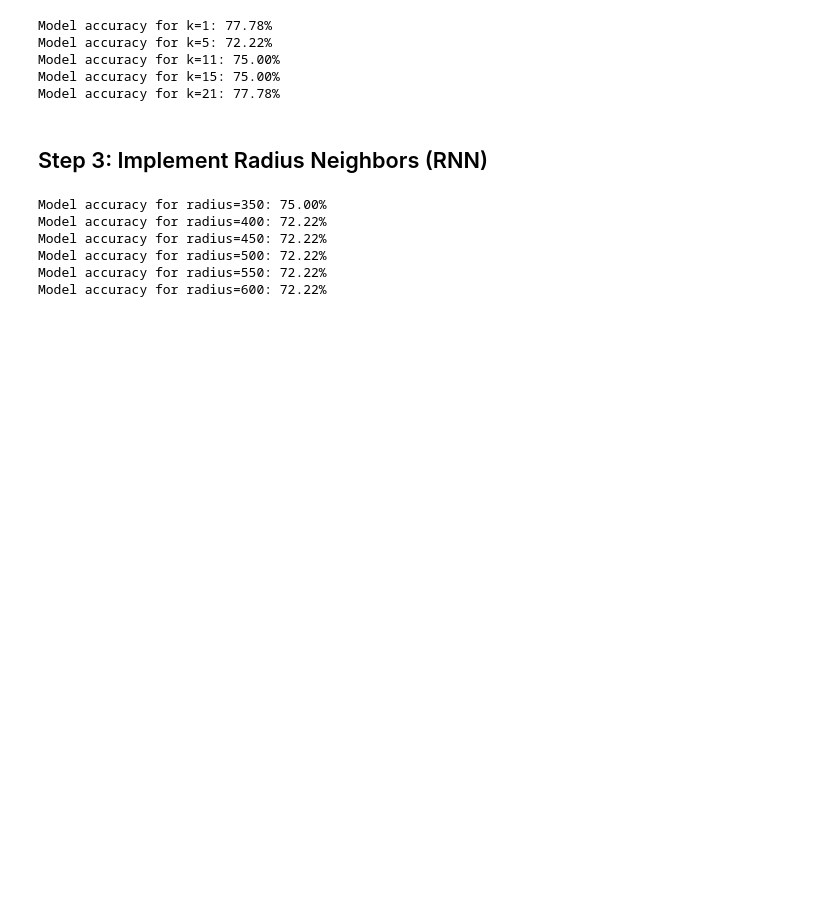
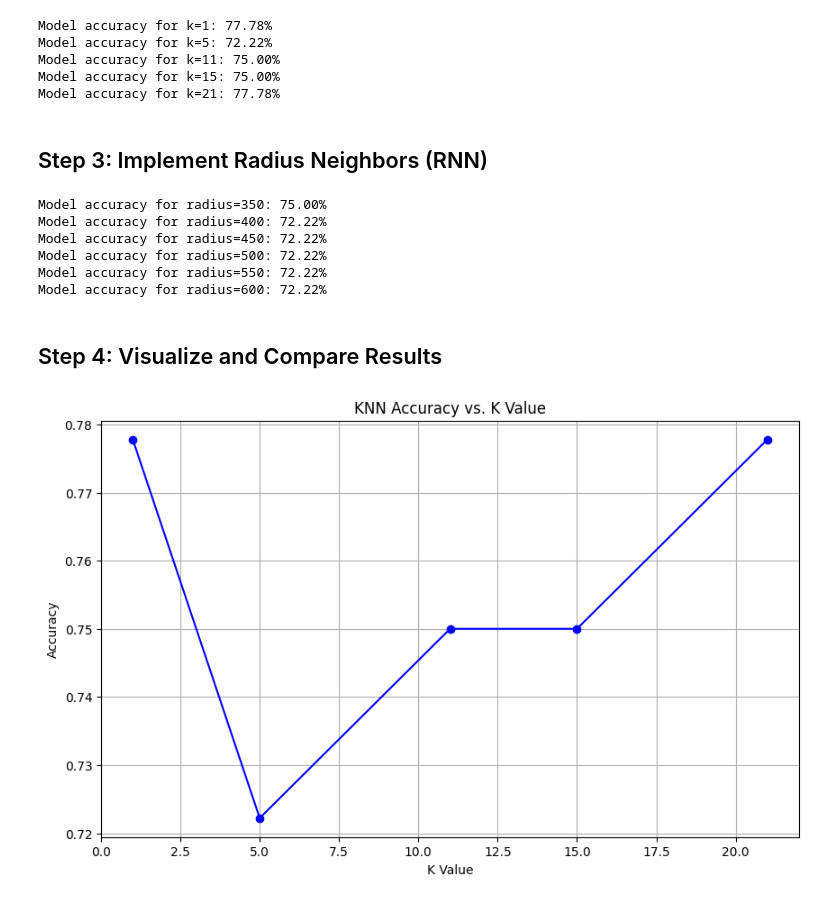
Before and after one commit to olkanth/MSCS_634_Lab_2, a Jupyter notebook: MSCS_634_Lab_2.ipynb, the cells around one changed output. Cells and saved outputs as stored; diff of their text form; code cells hidden in the pictures; blank space fills up the shorter version.

Commit message:
KNN accuracy plot

```diff
--- a/MSCS_634_Lab_2.ipynb
+++ b/MSCS_634_Lab_2.ipynb
@@ -95,7 +97,7 @@ from sklearn.neighbors import KNeighborsClassifier
 from sklearn.metrics import accuracy_score
 
 k_neighbors = [1, 5, 11, 15, 21]
-
+k_accuracy = []
 # Interate through the k_neighbors array to train the model with each k value and it's prediction accuracy
 for k in k_neighbors:
     knn = KNeighborsClassifier(n_neighbors=k)
@@ -108,6 +110,7 @@ for k in k_neighbors:
 
     # Calculate the accuracy score for each k value
     accuracy = accuracy_score(y_test, y_pred)
+    k_accuracy.append(accuracy)
     print(f"Model accuracy for k={k}: {accuracy:.2%}")
 # %% [output]
 Model accuracy for k=1: 77.78%
@@ -141,3 +144,22 @@ Model accuracy for radius=450: 72.22%
 Model accuracy for radius=500: 72.22%
 Model accuracy for radius=550: 72.22%
 Model accuracy for radius=600: 72.22%
+# %% [markdown]
+## Step 4: Visualize and Compare Results
+# %%
+# Create a plot showing the accuracy trends for different k values in KNN
+
+import matplotlib.pyplot as plt
+import numpy as np
+
+k_values = [1, 5, 11, 15, 21]
+
+plt.figure(figsize=(10, 6))
+plt.plot(k_values, k_accuracy, marker='o', linestyle='-', color='b')
+plt.title('KNN Accuracy vs. K Value')
+plt.xlabel('K Value')
+plt.ylabel('Accuracy')
+plt.grid(True)
+plt.show()
+# %% [output]
+[figure, added]
```
Also changed, not shown: parts of 1 cell of this notebook.
